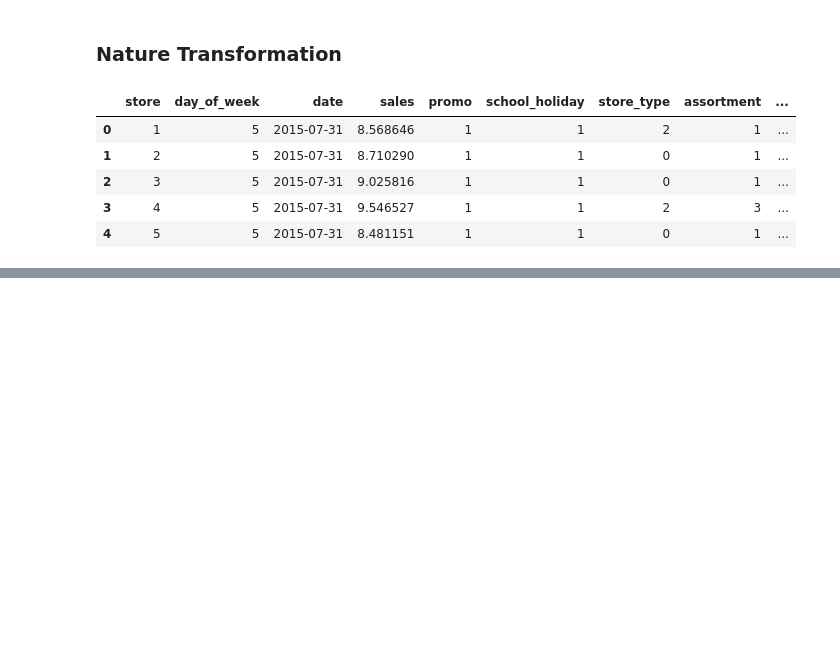
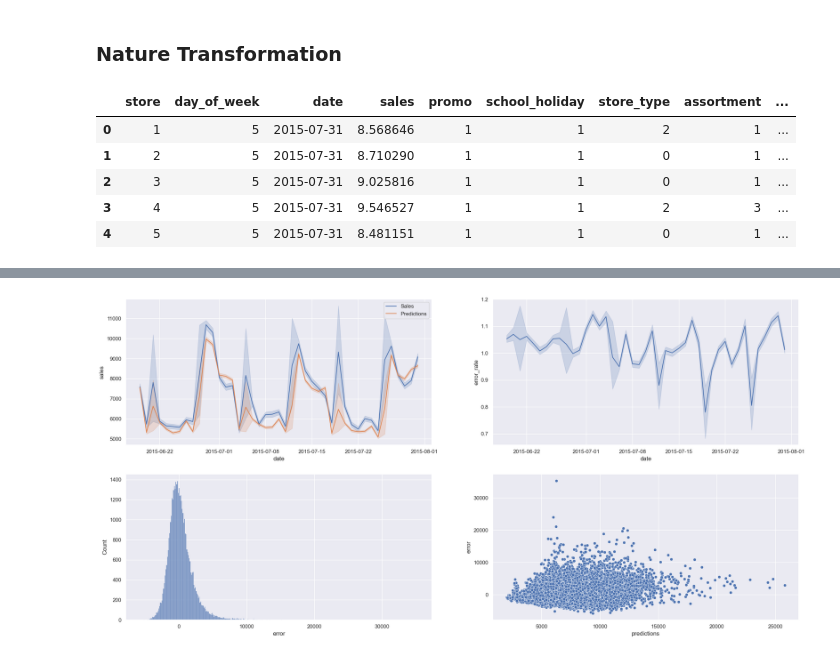
Before and after one commit to FSaladini/rossman_store_predict, a Jupyter notebook: main.ipynb, the cells around one changed output, grey strips where cells are left out. Cells and saved outputs as stored; diff of their text form; code cells hidden in the pictures; blank space fills up the shorter version.

```diff
--- a/main.ipynb
+++ b/main.ipynb
@@ -1051,0 +1036,2 @@ save_data_pickle('model/model_xgb_tuned.pickle', model_xgb_tuned)
+# %%
+param_tuned = {'n_estimators': 3000, 'eta': 0.03, 'max_depth': 5, 'subsample': 0.7, 'colsample_bytree': 0.7, 'min_child_weight': 3}
@@ -1051,0 +1077,8 @@ save_data_pickle('model/model_xgb_tuned.pickle', model_xgb_tuned)
+# %%
+df10 = x_test
+
+# rescale
+df10['sales'] = np.expm1( df10['sales'] )
+df10['predictions'] = np.expm1( yhat_xgb_tuned )
+
+x_test.head()
@@ -1051,0 +1138,3 @@ save_data_pickle('model/model_xgb_tuned.pickle', model_xgb_tuned)
+# %%
+df10['error'] = df10['sales'] - df10['predictions']
+df10['error_rate'] = df10['predictions'] / df10['sales']
@@ -1051,0 +1152,15 @@ save_data_pickle('model/model_xgb_tuned.pickle', model_xgb_tuned)
+# %%
+plt.subplot(2,2,1)
+sns.lineplot( x='date', y='sales', data=df10, label = 'Sales')
+sns.lineplot( x='date', y='predictions', data=df10, label = 'Predictions')
+
+plt.subplot(2,2,2)
+sns.lineplot( x='date', y='error_rate', data=df10)
+
+plt.subplot(2,2,3)
+sns.histplot( df10['error'] )
+
+plt.subplot(2,2,4)
+sns.scatterplot( x= 'predictions', y = 'error', data = df10 );
+# %% [output]
+[figure, added]
```
Also changed, not shown: parts of 98 cells of this notebook, 1 other file.
